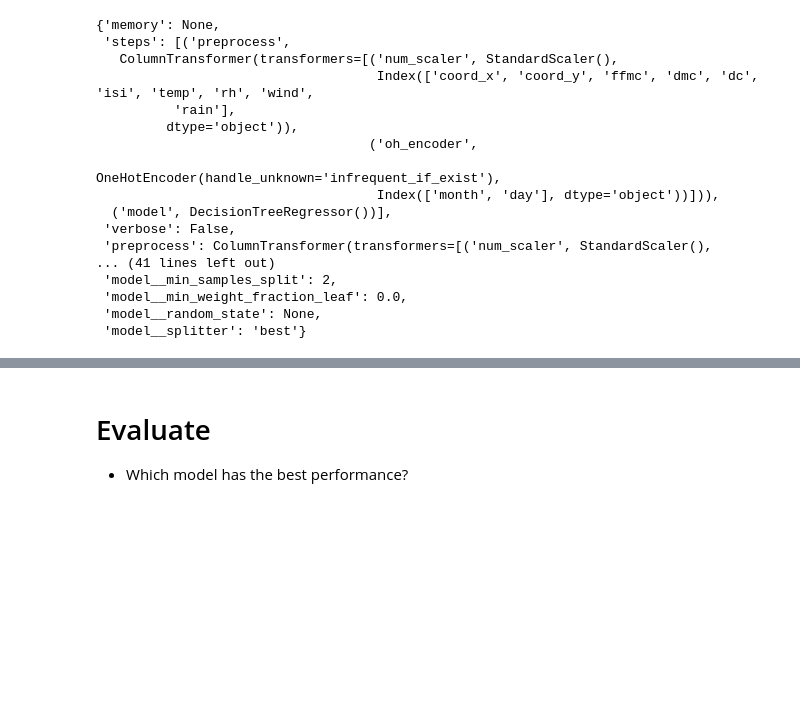
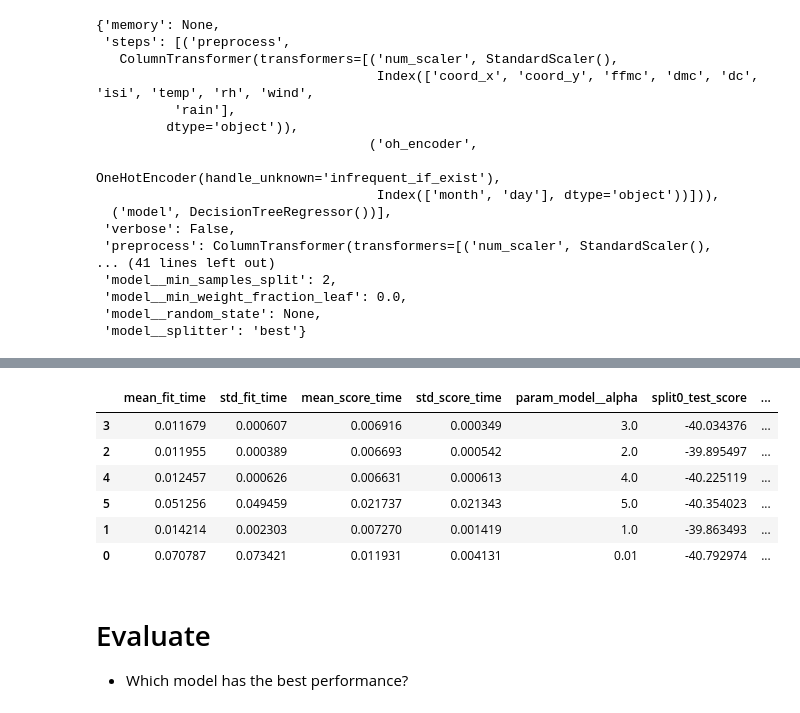
Before and after one commit to melcsk/production, a Jupyter notebook: 02_activities/assignments/assignment_2.ipynb, the cells around one changed output, grey strips where cells are left out. Cells and saved outputs as stored; diff of their text form; code cells hidden in the pictures; blank space fills up the shorter version.

Commit message:
Fit training data using pipeline 1 (pipe_simple 1) and show results to rank best hyperparameter value.

```diff
--- a/02_activities/assignments/assignment_2.ipynb
+++ b/02_activities/assignments/assignment_2.ipynb
@@ -411,3 +411,13 @@ param_grid_Lasso = {
 param_grid_DecisionTreeRegressor = {
     'model__max_depth': [ 1, 2, 4, 6, 8, 10]
     }
+# %%
+# Pipeline 1: pipe_simple 1 (preproc1 and Lasso)
+grid_cv1 = GridSearchCV(
+    estimator=pipe_simple1,
+    param_grid=param_grid_Lasso,
+    scoring = scoring,
+    cv = 5,
+    refit = "neg_root_mean_squared_error")
+
+grid_cv1.fit(X_train, Y_train) # Fit using training dataset
@@ -414,3 +439,23 @@ param_grid_DecisionTreeRegressor = {
+# %%
+# Show GridSearch results for pipe_simple1 with cv = 5
+res1 = grid_cv1.cv_results_
+res1 = pd.DataFrame(res1)
+res1 = res1.assign(experiment = 1)
+
+# Subset to show columns needed for model evaluation
+res1[['mean_fit_time', 'std_fit_time', 'mean_score_time', 'std_score_time',
+       'param_model__alpha', 'split0_test_score',
+       'split1_test_score', 'split2_test_score', 'split3_test_score',
+       'split4_test_score', 'mean_test_score',
+       'std_test_score', 'rank_test_score', 'experiment']].sort_values('rank_test_score')
+# %% [output]
+|  | mean_fit_time | std_fit_time | mean_score_time | std_score_time | param_model__alpha | split0_test_score | ... |
+| 3 | 0.011679 | 0.000607 | 0.006916 | 0.000349 | 3.0 | -40.034376 | ... |
+| 2 | 0.011955 | 0.000389 | 0.006693 | 0.000542 | 2.0 | -39.895497 | ... |
+| 4 | 0.012457 | 0.000626 | 0.006631 | 0.000613 | 4.0 | -40.225119 | ... |
+| 5 | 0.051256 | 0.049459 | 0.021737 | 0.021343 | 5.0 | -40.354023 | ... |
+| 1 | 0.014214 | 0.002303 | 0.007270 | 0.001419 | 1.0 | -39.863493 | ... |
+| 0 | 0.070787 | 0.073421 | 0.011931 | 0.004131 | 0.01 | -40.792974 | ... |
 # %% [markdown]
 # Evaluate
 
```
Also changed, not shown: parts of 1 cell of this notebook.
